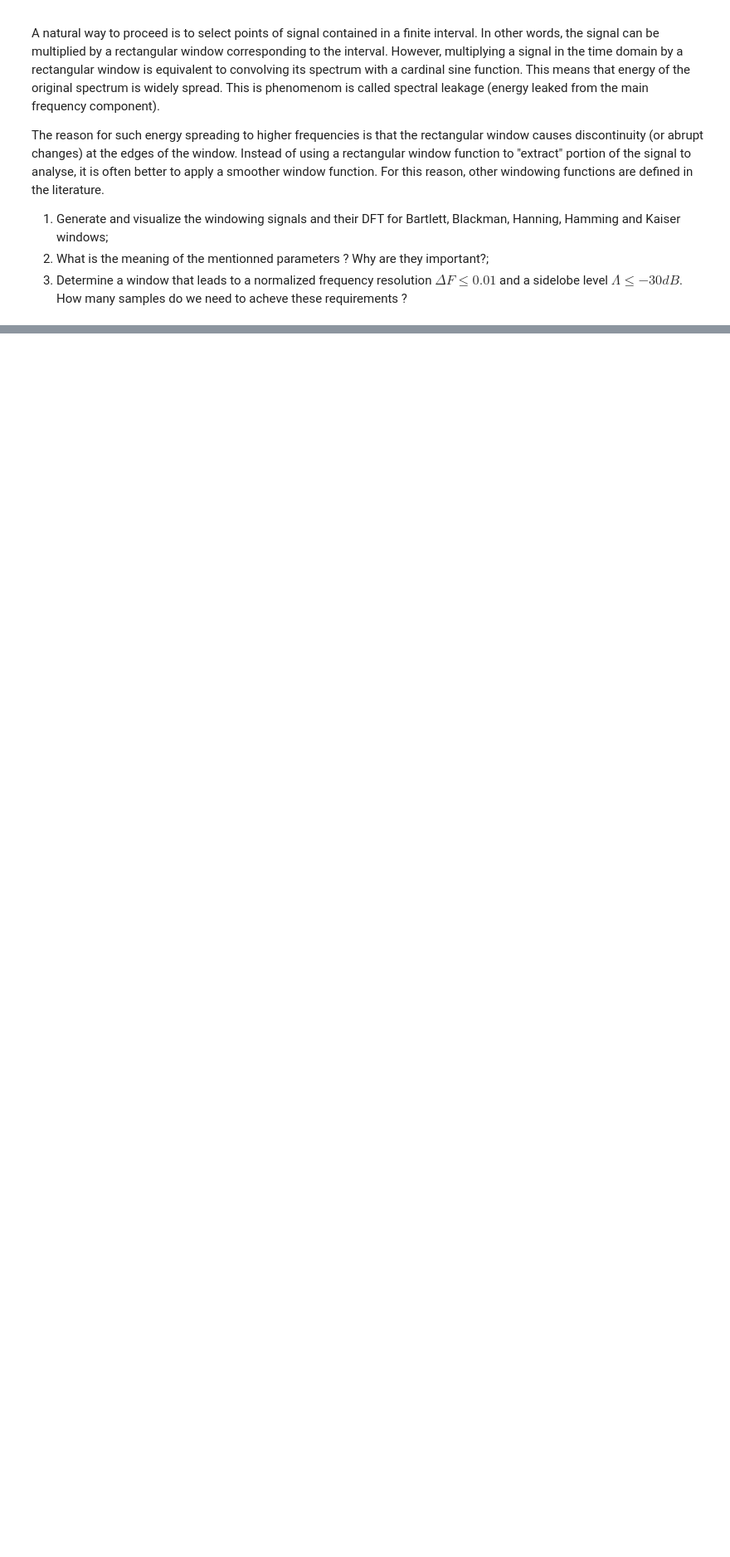
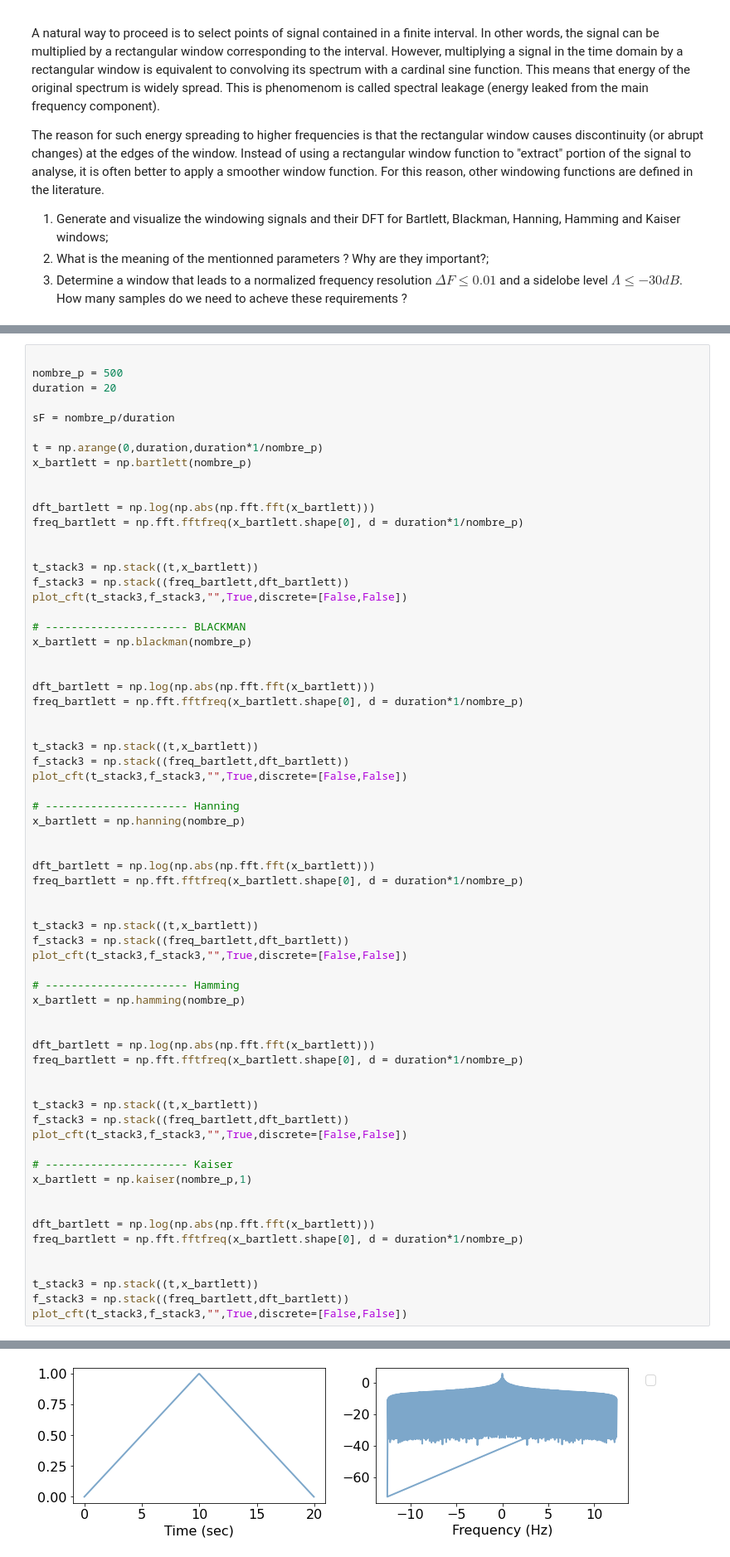
Before and after one commit to Ery4z/2900, a Jupyter notebook: Python3/Python3 - Discrete Fourier Transform.ipynb, the cells around one changed output, grey strips where cells are left out. Shown at 83% size. Drawn from its saved outputs; the diff is of its cells as text; blank space fills up the shorter version.

```diff
--- a/Python3/Python3 - Discrete Fourier Transform.ipynb
+++ b/Python3/Python3 - Discrete Fourier Transform.ipynb
@@ -280,0 +264,67 @@ No artists with labels found to put in legend.  Note that artists whose label st
+# %%
+
+nombre_p = 500
+duration = 20
+
+sF = nombre_p/duration
+
+t = np.arange(0,duration,duration*1/nombre_p)
+x_bartlett = np.bartlett(nombre_p)
+
+
+dft_bartlett = np.log(np.abs(np.fft.fft(x_bartlett)))
+freq_bartlett = np.fft.fftfreq(x_bartlett.shape[0], d = duration*1/nombre_p)
+
+
+t_stack3 = np.stack((t,x_bartlett))
+f_stack3 = np.stack((freq_bartlett,dft_bartlett))
+plot_cft(t_stack3,f_stack3,"",True,discrete=[False,False])
+
+# ---------------------- BLACKMAN
+x_bartlett = np.blackman(nombre_p)
+
+
+dft_bartlett = np.log(np.abs(np.fft.fft(x_bartlett)))
+freq_bartlett = np.fft.fftfreq(x_bartlett.shape[0], d = duration*1/nombre_p)
+
+
+t_stack3 = np.stack((t,x_bartlett))
+f_stack3 = np.stack((freq_bartlett,dft_bartlett))
+plot_cft(t_stack3,f_stack3,"",True,discrete=[False,False])
+
+# ---------------------- Hanning
+x_bartlett = np.hanning(nombre_p)
+
+
+dft_bartlett = np.log(np.abs(np.fft.fft(x_bartlett)))
+freq_bartlett = np.fft.fftfreq(x_bartlett.shape[0], d = duration*1/nombre_p)
+
+
+t_stack3 = np.stack((t,x_bartlett))
+f_stack3 = np.stack((freq_bartlett,dft_bartlett))
+plot_cft(t_stack3,f_stack3,"",True,discrete=[False,False])
+
+# ---------------------- Hamming
+x_bartlett = np.hamming(nombre_p)
+
+
+dft_bartlett = np.log(np.abs(np.fft.fft(x_bartlett)))
+freq_bartlett = np.fft.fftfreq(x_bartlett.shape[0], d = duration*1/nombre_p)
+
+
+t_stack3 = np.stack((t,x_bartlett))
+f_stack3 = np.stack((freq_bartlett,dft_bartlett))
+plot_cft(t_stack3,f_stack3,"",True,discrete=[False,False])
+
+# ---------------------- Kaiser
+x_bartlett = np.kaiser(nombre_p,1)
+
+
+dft_bartlett = np.log(np.abs(np.fft.fft(x_bartlett)))
+freq_bartlett = np.fft.fftfreq(x_bartlett.shape[0], d = duration*1/nombre_p)
+
+
+t_stack3 = np.stack((t,x_bartlett))
+f_stack3 = np.stack((freq_bartlett,dft_bartlett))
+plot_cft(t_stack3,f_stack3,"",True,discrete=[False,False])
+# %% [output]
@@ -280,0 +332 @@ No artists with labels found to put in legend.  Note that artists whose label st
+[figure, added]
```
Also changed, not shown: parts of 3 cells of this notebook.
